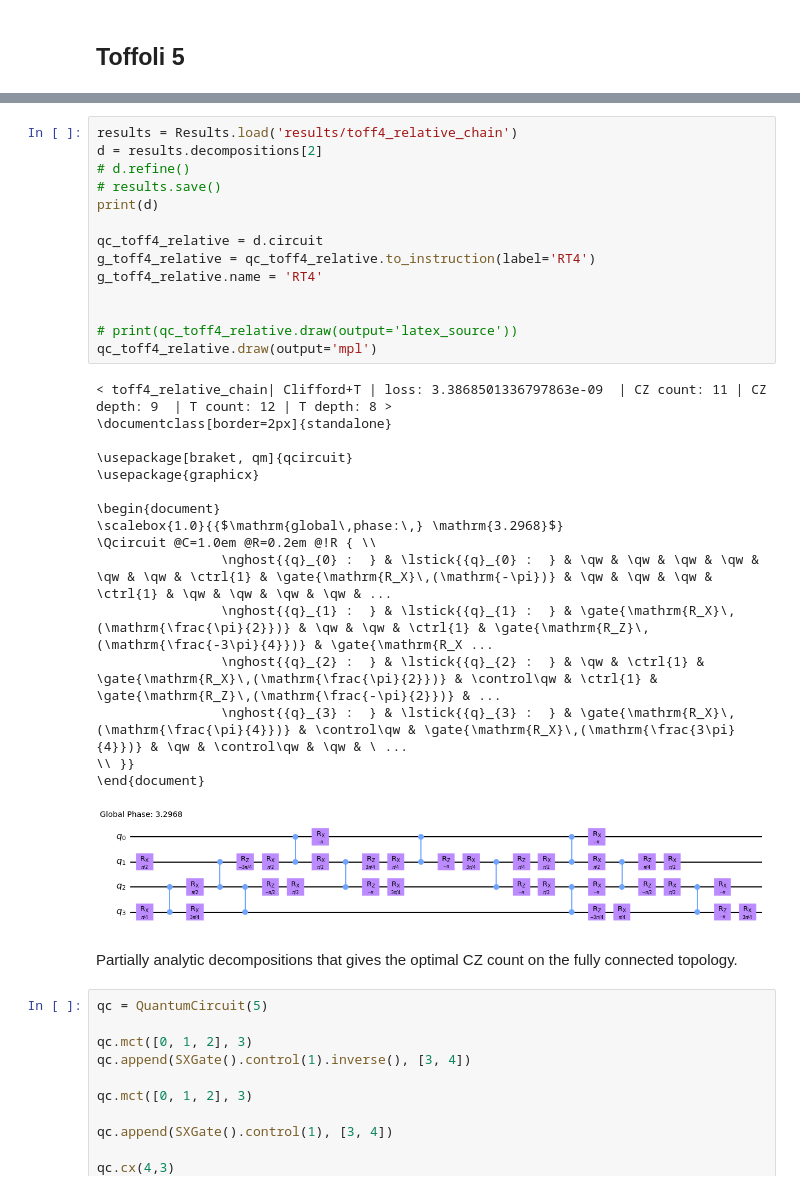
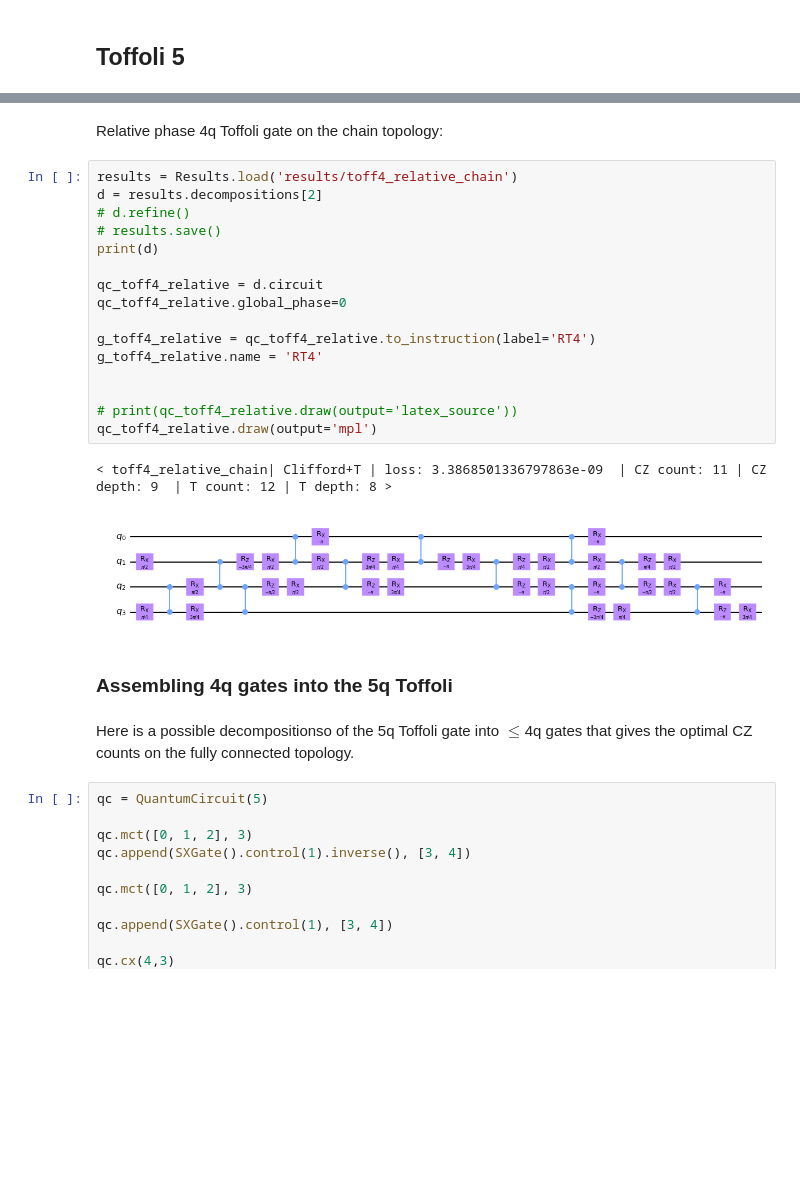
Before and after one commit to idnm/cpflow, a Jupyter notebook: paper/peppar.ipynb, the cells around one changed output, grey strips where cells are left out. Drawn from its saved outputs; the diff is of its cells as text; blank space fills up the shorter version.

```diff
--- a/paper/peppar.ipynb
+++ b/paper/peppar.ipynb
@@ -507,36 +543,28 @@ qc_toff4_sqrt.draw(output='mpl')
+# %% [markdown]
+Relative phase 4q Toffoli gate on the chain topology:
 # %%
 results = Results.load('results/toff4_relative_chain')
 d = results.decompositions[2]
 # d.refine()
 # results.save()
 print(d)
 
 qc_toff4_relative = d.circuit
+qc_toff4_relative.global_phase=0
+
 g_toff4_relative = qc_toff4_relative.to_instruction(label='RT4')
 g_toff4_relative.name = 'RT4'
 
 
 # print(qc_toff4_relative.draw(output='latex_source'))
 qc_toff4_relative.draw(output='mpl')
 # %% [output]
 < toff4_relative_chain| Clifford+T | loss: 3.3868501336797863e-09  | CZ count: 11 | CZ depth: 9  | T count: 12 | T depth: 8 >
-\documentclass[border=2px]{standalone}
-
-\usepackage[braket, qm]{qcircuit}
-\usepackage{graphicx}
-
-\begin{document}
-\scalebox{1.0}{{$\mathrm{global\,phase:\,} \mathrm{3.2968}$}
-\Qcircuit @C=1.0em @R=0.2em @!R { \\
-                \nghost{{q}_{0} :  } & \lstick{{q}_{0} :  } & \qw & \qw & \qw & \qw & \qw & \qw & \ctrl{1} & \gate{\mathrm{R_X}\,(\mathrm{-\pi})} & \qw & \qw & \qw & \ctrl{1} & \qw & \qw & \qw & \qw & ...
-                \nghost{{q}_{1} :  } & \lstick{{q}_{1} :  } & \gate{\mathrm{R_X}\,(\mathrm{\frac{\pi}{2}})} & \qw & \qw & \ctrl{1} & \gate{\mathrm{R_Z}\,(\mathrm{\frac{-3\pi}{4}})} & \gate{\mathrm{R_X ...
-                \nghost{{q}_{2} :  } & \lstick{{q}_{2} :  } & \qw & \ctrl{1} & \gate{\mathrm{R_X}\,(\mathrm{\frac{\pi}{2}})} & \control\qw & \ctrl{1} & \gate{\mathrm{R_Z}\,(\mathrm{\frac{-\pi}{2}})} & ...
-                \nghost{{q}_{3} :  } & \lstick{{q}_{3} :  } & \gate{\mathrm{R_X}\,(\mathrm{\frac{\pi}{4}})} & \control\qw & \gate{\mathrm{R_X}\,(\mathrm{\frac{3\pi}{4}})} & \qw & \control\qw & \qw & \ ...
-\\ }}
-\end{document}
-[figure, old version]
+[figure, new version]
+# %% [markdown]
+### Assembling 4q gates into the 5q Toffoli
 # %% [markdown]
-Partially analytic decompositions that gives the optimal CZ count on the fully connected topology.
+Here is a possible decompositionso of the 5q Toffoli gate into $\le$4q gates that gives the optimal CZ counts on the fully connected topology.
 # %%
 qc = QuantumCircuit(5)
 
```
Also changed, not shown: parts of 83 cells of this notebook.
